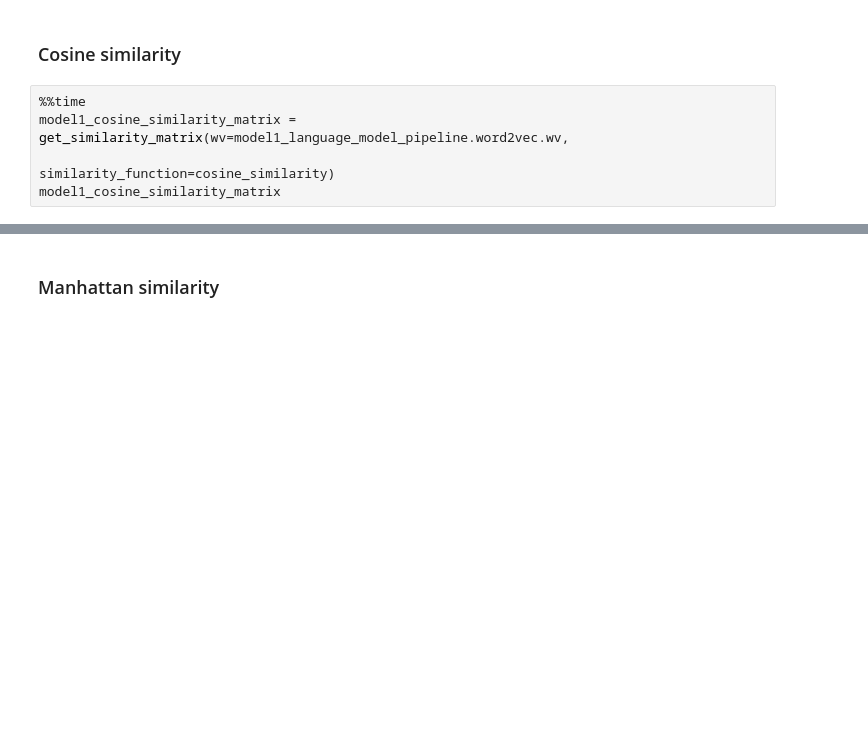
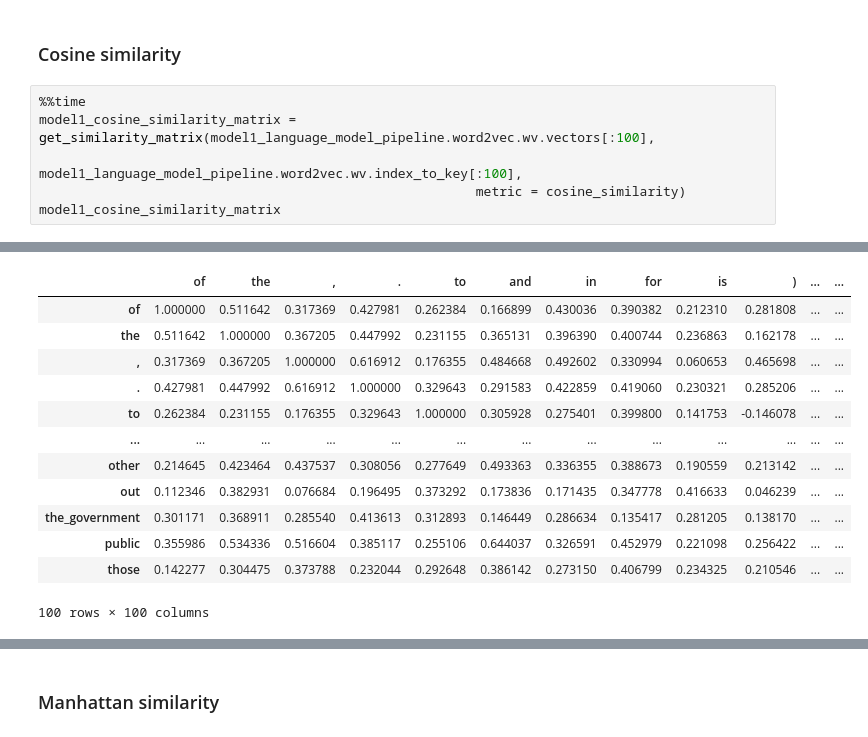
Before and after one commit to meaningfy-ws/sem-covid, a Jupyter notebook: sem_covid/entrypoints/notebooks/language_modeling/word2vec_model_training.ipynb, the cells around one changed output, grey strips where cells are left out. Drawn from its saved outputs; the diff is of its cells as text; blank space fills up the shorter version.

```diff
--- a/sem_covid/entrypoints/notebooks/language_modeling/word2vec_model_training.ipynb
+++ b/sem_covid/entrypoints/notebooks/language_modeling/word2vec_model_training.ipynb
@@ -248,6 +270,8 @@ model3_euclidean_similarity_matrix
 ### Cosine similarity
 # %%
 %%time
-model1_cosine_similarity_matrix = get_similarity_matrix(wv=model1_language_model_pipeline.word2vec.wv,
-                                                           similarity_function=cosine_similarity)
+model1_cosine_similarity_matrix = get_similarity_matrix(model1_language_model_pipeline.word2vec.wv.vectors[:100],
+                                                        model1_language_model_pipeline.word2vec.wv.index_to_key[:100],
+                                                        metric = cosine_similarity)
 model1_cosine_similarity_matrix
+# %% [output]
@@ -254,2 +280,15 @@ model1_cosine_similarity_matrix
+|  | of | the | , | . | to | and | in | for | is | ) | ... | ... |
+| of | 1.000000 | 0.511642 | 0.317369 | 0.427981 | 0.262384 | 0.166899 | 0.430036 | 0.390382 | 0.212310 | 0.281808 | ... | ... |
+| the | 0.511642 | 1.000000 | 0.367205 | 0.447992 | 0.231155 | 0.365131 | 0.396390 | 0.400744 | 0.236863 | 0.162178 | ... | ... |
+| , | 0.317369 | 0.367205 | 1.000000 | 0.616912 | 0.176355 | 0.484668 | 0.492602 | 0.330994 | 0.060653 | 0.465698 | ... | ... |
+| . | 0.427981 | 0.447992 | 0.616912 | 1.000000 | 0.329643 | 0.291583 | 0.422859 | 0.419060 | 0.230321 | 0.285206 | ... | ... |
+| to | 0.262384 | 0.231155 | 0.176355 | 0.329643 | 1.000000 | 0.305928 | 0.275401 | 0.399800 | 0.141753 | -0.146078 | ... | ... |
+| ... | ... | ... | ... | ... | ... | ... | ... | ... | ... | ... | ... | ... |
+| other | 0.214645 | 0.423464 | 0.437537 | 0.308056 | 0.277649 | 0.493363 | 0.336355 | 0.388673 | 0.190559 | 0.213142 | ... | ... |
+| out | 0.112346 | 0.382931 | 0.076684 | 0.196495 | 0.373292 | 0.173836 | 0.171435 | 0.347778 | 0.416633 | 0.046239 | ... | ... |
+| the_government | 0.301171 | 0.368911 | 0.285540 | 0.413613 | 0.312893 | 0.146449 | 0.286634 | 0.135417 | 0.281205 | 0.138170 | ... | ... |
+| public | 0.355986 | 0.534336 | 0.516604 | 0.385117 | 0.255106 | 0.644037 | 0.326591 | 0.452979 | 0.221098 | 0.256422 | ... | ... |
+| those | 0.142277 | 0.304475 | 0.373788 | 0.232044 | 0.292648 | 0.386142 | 0.273150 | 0.406799 | 0.234325 | 0.210546 | ... | ... |
+100 rows × 100 columns
 # %%
 %%time
```
Also changed, not shown: parts of 30 cells of this notebook.
